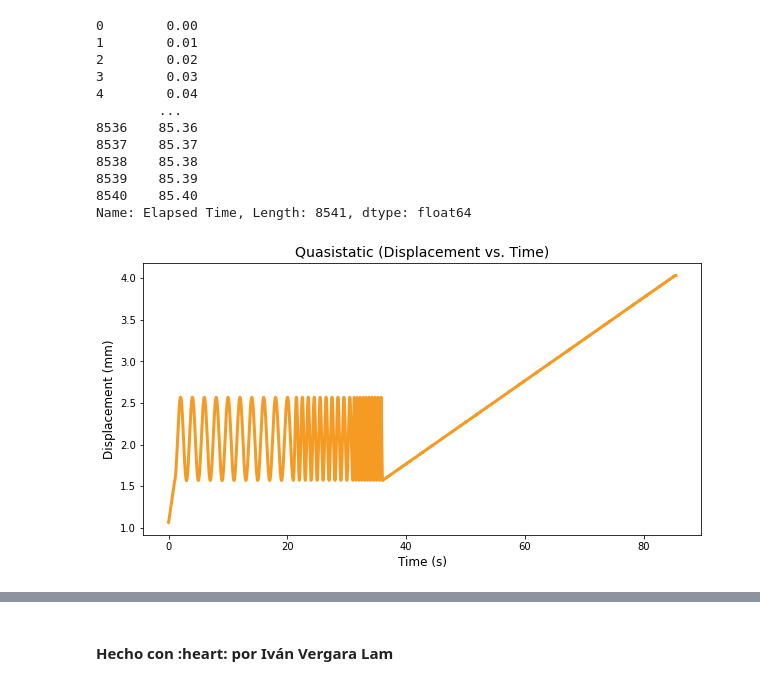
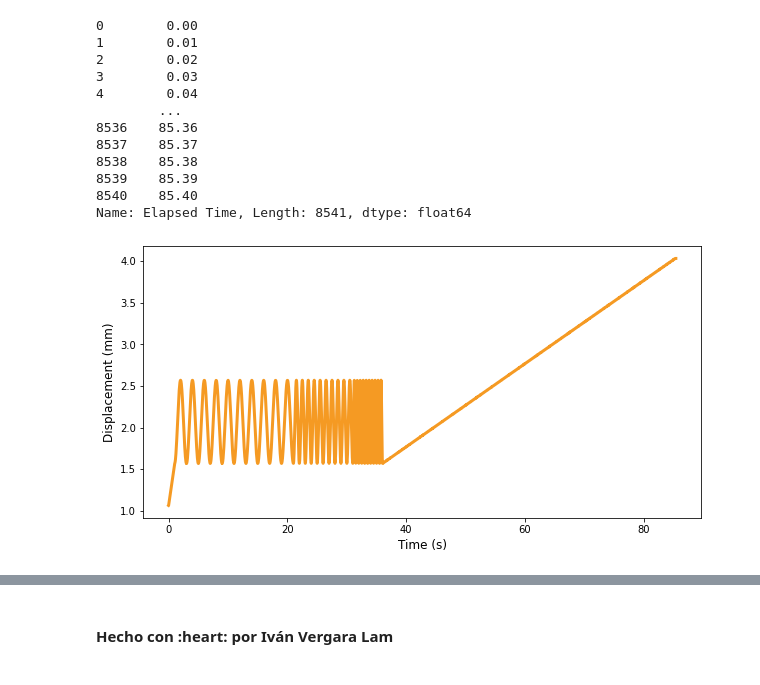
Before and after one commit to ivanvlam/IBM2020, a Jupyter notebook: Tarea 4/tarea-4.ipynb, the cells around one changed output, grey strips where cells are left out. Cells and saved outputs as stored; diff of their text form; code cells hidden in the pictures.

Commit message:
update: p1 graphs

```diff
--- a/Tarea 4/tarea-4.ipynb
+++ b/Tarea 4/tarea-4.ipynb
@@ -44,18 +56,27 @@ quasistatic.loc[:, 'Elapsed Time']
 8539    85.39
 8540    85.40
 Name: Elapsed Time, Length: 8541, dtype: float64
+# %%
+# Data columns
+time_q = quasistatic.loc[:, 'Elapsed Time']
+disp_q = quasistatic.loc[:, 'Disp']
+load_q = quasistatic.loc[:, 'Load 3']
+
+time_h = harmonic.loc[:, 'Elapsed Time']
+disp_h = harmonic.loc[:, 'Disp']
+load_h = harmonic.loc[:, 'Load 3']
 # %%
 # Plot quasistatic data
 fig = plt.figure(figsize=(10, 5))
 plt.plot(
-    quasistatic.loc[:, 'Elapsed Time'],
-    quasistatic.loc[:, 'Disp'],
+    time_q,
+    disp_q,
     color=naranjo,
     linewidth=3
 )
 plt.xlabel('Time (s)', fontsize=12)
 plt.ylabel('Displacement (mm)', fontsize=12)
-plt.title('Quasistatic (Displacement vs. Time)', fontsize=14)
+# plt.title('Quasistatic (Displacement vs. Time)', fontsize=14)
 plt.show()
 # %% [output]
-[figure, old version]
+[figure, new version]
```
Also changed, not shown: parts of 12 cells of this notebook.
